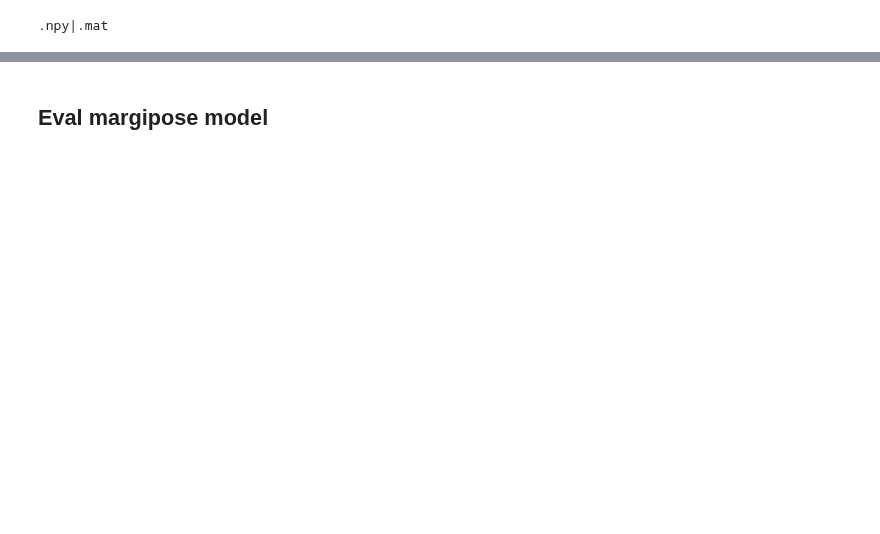
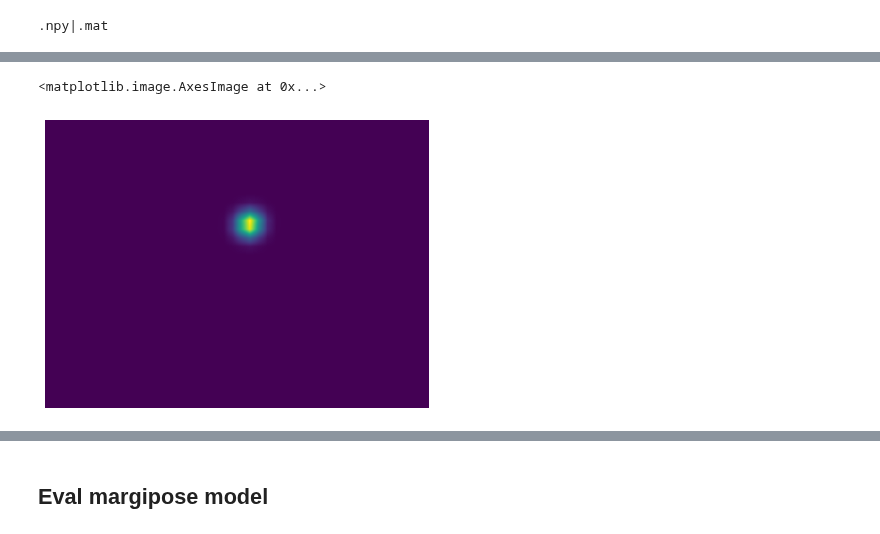
Before and after one commit to gianscarpe/event-based-monocular-hpe, a Jupyter notebook: notebooks/margipose.ipynb, the cells around one changed output, grey strips where cells are left out. Drawn from its saved outputs; the diff is of its cells as text; code cells hidden in the pictures; blank space fills up the shorter version.

```diff
--- a/notebooks/margipose.ipynb
+++ b/notebooks/margipose.ipynb
@@ -59,0 +87,9 @@ x, y = batch
+# %%
+fig = plt.figure()
+ax = fig.add_axes([0, 0, 1, 1])
+mm = cv2.resize(preds[2][-1][0][7].numpy(), (346, 260))
+ax.axis('off')
+ax.imshow(mm)
+# %% [output]
+<matplotlib.image.AxesImage at 0x...>
+[figure, added]
```
Also changed, not shown: parts of 40 cells of this notebook, 54 other files.
